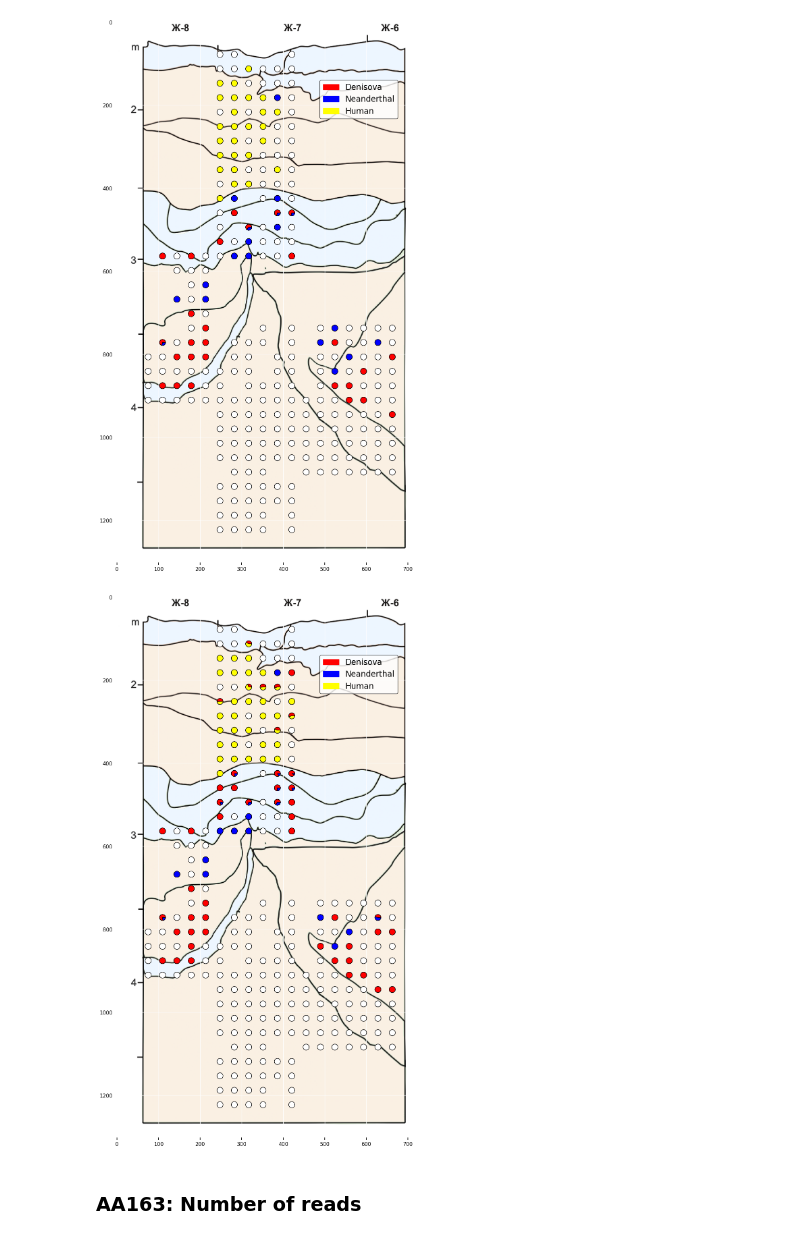
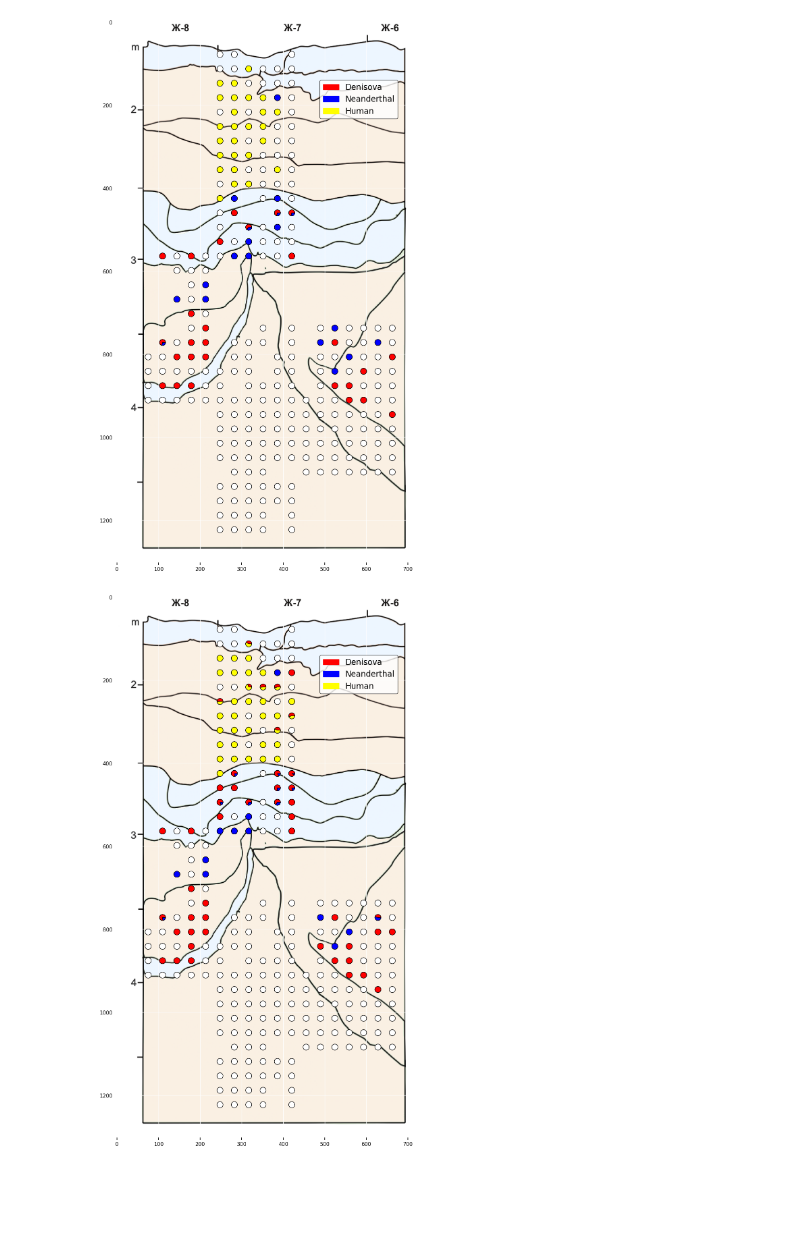
Before and after one commit to merszym/quicksand-paper-analyses, a Jupyter notebook: SI5_DenisovaCave_HumanLineageSupport.ipynb, the cells around one changed output. Saved outputs shown, nothing was run; the diff lists cells and outputs as text; code cells hidden in the pictures; blank space fills up the shorter version.

Commit message:
include the raw quicksand reports

```diff
--- a/SI5_DenisovaCave_HumanLineageSupport.ipynb
+++ b/SI5_DenisovaCave_HumanLineageSupport.ipynb
@@ -67,3 +76,12 @@ coord['SampleID'] = coord['marker'].map(samples)
+# %%
+qs = pd.read_csv("assets/SI5/quicksand_Denisova_merged_reports.tsv", sep='\t')
+# %%
+qs = qs[
+    #(qs.expected_breadth_prop >= 0.5) &
+    #(qs.FamPercentage >= 0.5) &
+    (qs.Family=='Hominidae')&
+    (qs.Ancientness=='++')
+]
 # %% [markdown]
 ## AA163
 ### AA163: Human lineage support
@@ -90,3 +108,6 @@ pl = pd.read_csv(
     sep='\t'
 )
 pl = pl.applymap(lambda x: x.strip() if isinstance(x, str) else x)
+# %%
+# now filter to include only the assignmets that pass the quicksand filter
+pl = pl[pl.CapLibIDCoreDB.isin(qs.RG)].copy()
@@ -245,8 +238,7 @@ print_map(zav)
 # %% [output]
 [figure]
 # %%
-print_map(qs)
+szy = convert_dataframe(pl)
+print_map(szy)
 # %% [output]
-[figure, old version]
+[figure, new version]
-# %% [markdown]
-### AA163: Number of reads
```
Also changed, not shown: parts of 14 cells of this notebook, 1 other file.
